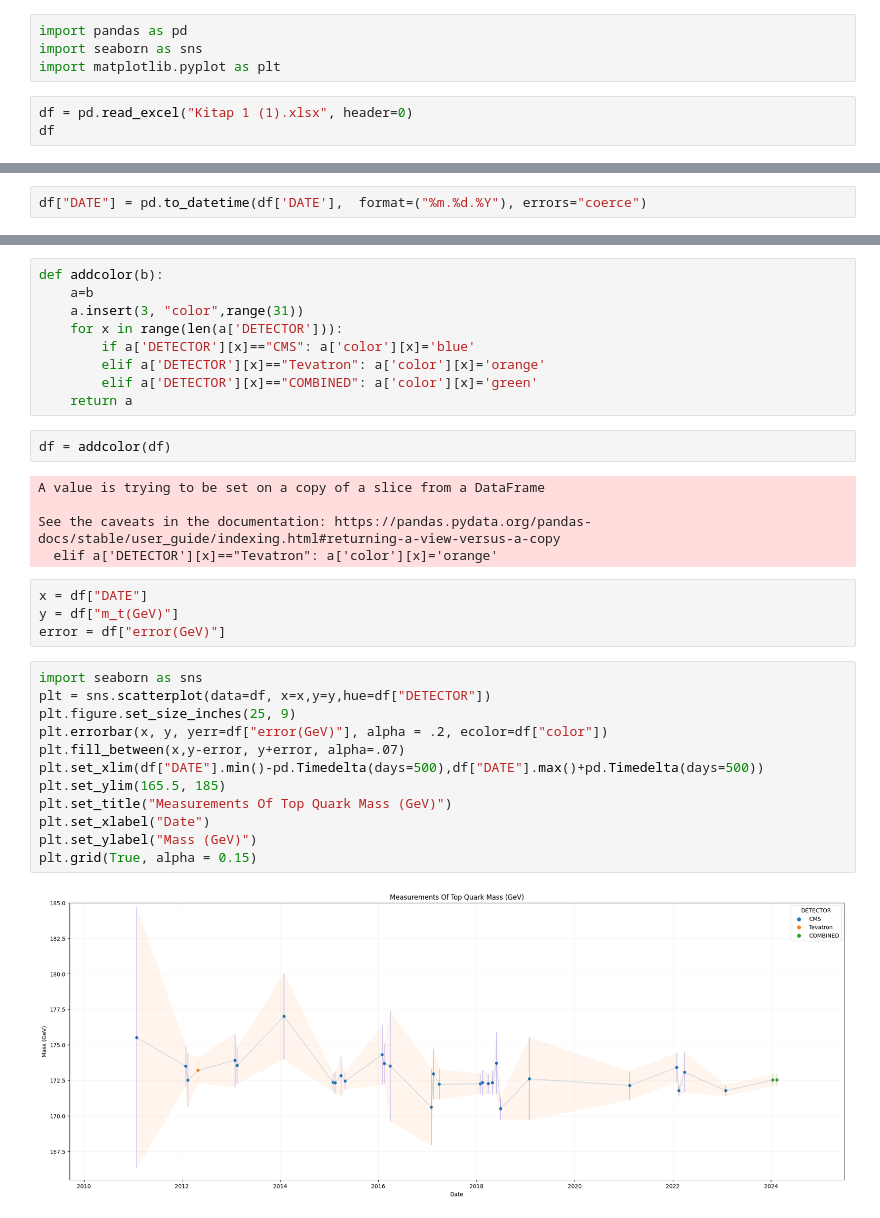
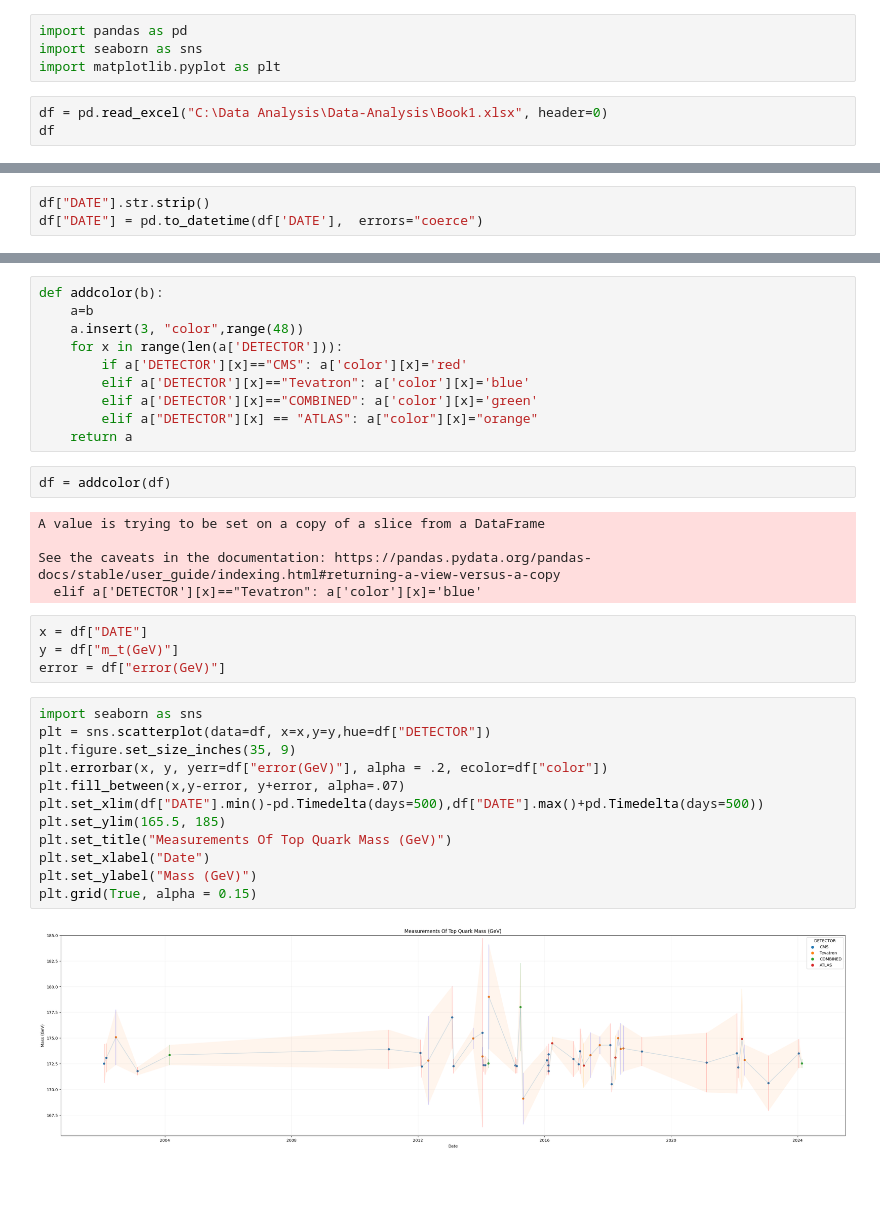
Before and after one commit to ysfcil/Data-Analysis, a Jupyter notebook: top_quark.ipynb, the cells around one changed output, grey strips where cells are left out. Drawn from its saved outputs; the diff is of its cells as text; blank space fills up the shorter version.

```diff
--- a/top_quark.ipynb
+++ b/top_quark.ipynb
@@ -3,7 +3,7 @@ import pandas as pd
 import seaborn as sns
 import matplotlib.pyplot as plt
 # %%
-df = pd.read_excel("Kitap 1 (1).xlsx", header=0)
+df = pd.read_excel("C:\Data Analysis\Data-Analysis\Book1.xlsx", header=0)
 df
 # %% [output]
 |  | DATE | DETECTOR | m_t(GeV) | error(GeV) |
@@ -26,5 +26,6 @@ df
 # %%
-df["DATE"] = pd.to_datetime(df['DATE'],  format=("%m.%d.%Y"), errors="coerce")
+df["DATE"].str.strip()
+df["DATE"] = pd.to_datetime(df['DATE'],  errors="coerce")
 # %%
 df = df.sort_values("DATE")
 df
@@ -49,11 +50,12 @@ df
 # %%
 def addcolor(b):
     a=b
-    a.insert(3, "color",range(31))
+    a.insert(3, "color",range(48))
     for x in range(len(a['DETECTOR'])):
-        if a['DETECTOR'][x]=="CMS": a['color'][x]='blue'
-        elif a['DETECTOR'][x]=="Tevatron": a['color'][x]='orange'
+        if a['DETECTOR'][x]=="CMS": a['color'][x]='red'
+        elif a['DETECTOR'][x]=="Tevatron": a['color'][x]='blue'
         elif a['DETECTOR'][x]=="COMBINED": a['color'][x]='green'
+        elif a["DETECTOR"][x] == "ATLAS": a["color"][x]="orange"
     return a
 # %%
 df = addcolor(df)
@@ -61,7 +63,7 @@ df = addcolor(df)
 A value is trying to be set on a copy of a slice from a DataFrame
 
 See the caveats in the documentation: https://pandas.pydata.org/pandas-docs/stable/user_guide/indexing.html#returning-a-view-versus-a-copy
-  elif a['DETECTOR'][x]=="Tevatron": a['color'][x]='orange'
+  elif a['DETECTOR'][x]=="Tevatron": a['color'][x]='blue'
 # %%
 x = df["DATE"]
 y = df["m_t(GeV)"]
@@ -69,14 +71,14 @@ error = df["error(GeV)"]
 # %%
 import seaborn as sns
 plt = sns.scatterplot(data=df, x=x,y=y,hue=df["DETECTOR"])
-plt.figure.set_size_inches(25, 9)
+plt.figure.set_size_inches(35, 9)
 plt.errorbar(x, y, yerr=df["error(GeV)"], alpha = .2, ecolor=df["color"])
 plt.fill_between(x,y-error, y+error, alpha=.07)
 plt.set_xlim(df["DATE"].min()-pd.Timedelta(days=500),df["DATE"].max()+pd.Timedelta(days=500))
 plt.set_ylim(165.5, 185)
 plt.set_title("Measurements Of Top Quark Mass (GeV)")
 plt.set_xlabel("Date")
 plt.set_ylabel("Mass (GeV)")
 plt.grid(True, alpha = 0.15)
 # %% [output]
-[figure, old version]
+[figure, new version]
```
Also changed, not shown: parts of 2 cells of this notebook, 4 other files.
